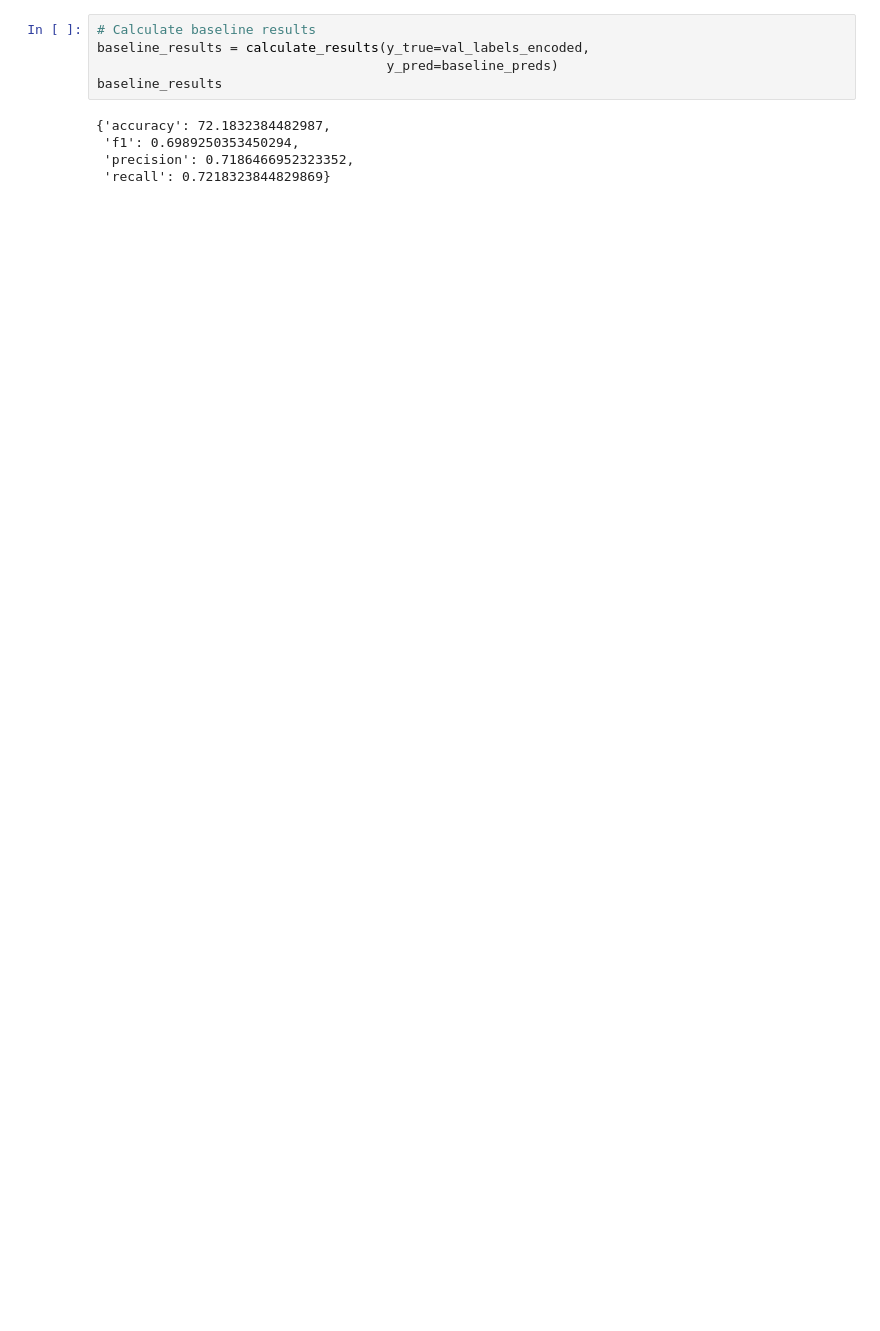
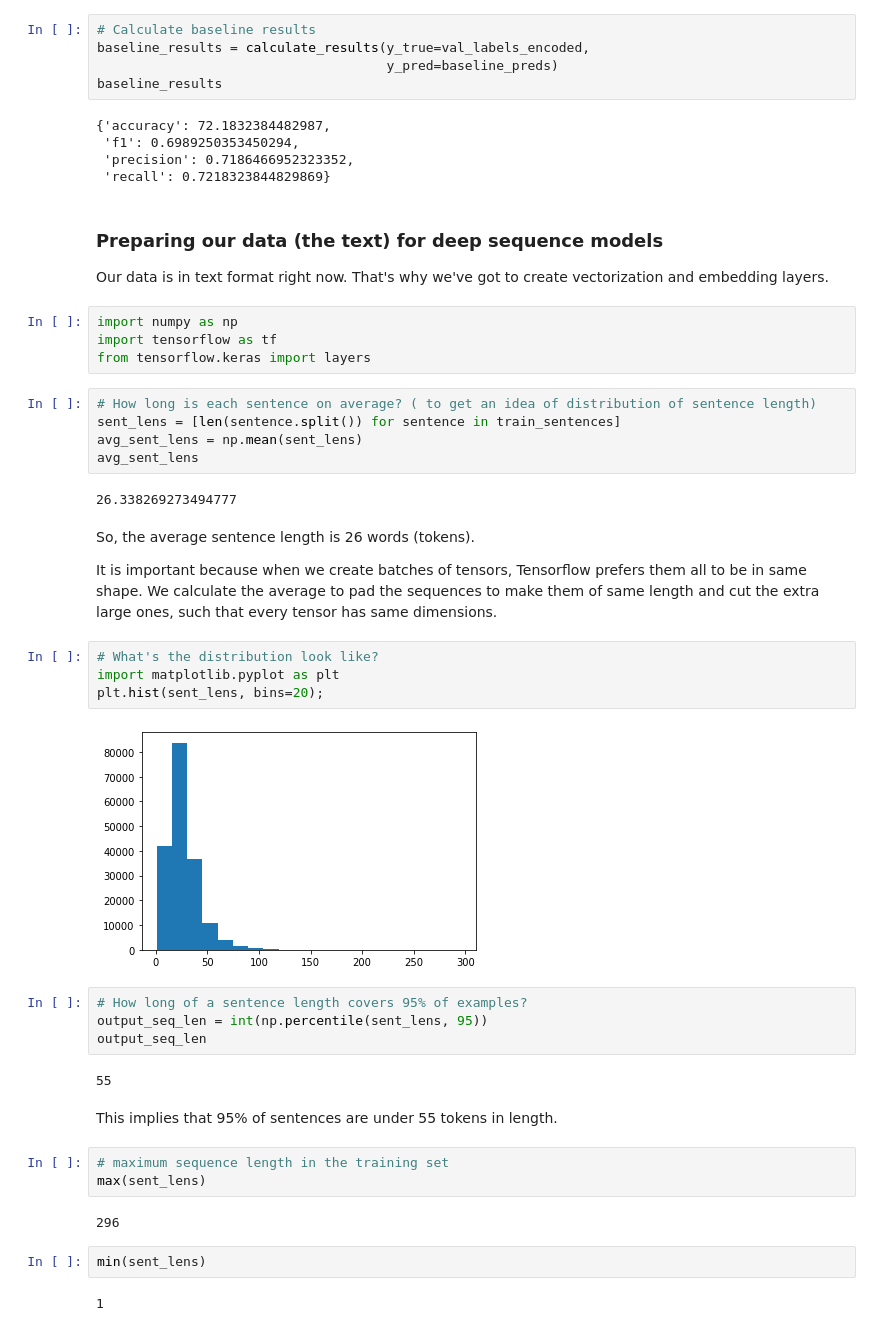
Before and after one commit to shaluc04/skimlit-sequence-sentence-classification, a Jupyter notebook: SkimLit_sequence_sentence_classification.ipynb, the cells around one changed output. Cells and saved outputs as stored; diff of their text form; blank space fills up the shorter version.

Commit message:
Added tokenization code

```diff
--- a/SkimLit_sequence_sentence_classification.ipynb
+++ b/SkimLit_sequence_sentence_classification.ipynb
@@ -363,3 +368,46 @@ baseline_results
  'f1': 0.6989250353450294,
  'precision': 0.7186466952323352,
  'recall': 0.7218323844829869}
+# %% [markdown]
+ ### Preparing our data (the text) for deep sequence models
+
+Our data is in text format right now. That's why we've got to create vectorization and embedding layers.
+# %%
+import numpy as np
+import tensorflow as tf
+from tensorflow.keras import layers
+# %%
+# How long is each sentence on average? ( to get an idea of distribution of sentence length)
+sent_lens = [len(sentence.split()) for sentence in train_sentences]
+avg_sent_lens = np.mean(sent_lens)
+avg_sent_lens
+# %% [output]
+26.338269273494777
+# %% [markdown]
+So, the average sentence length is 26 words (tokens).
+
+It is important because when we create batches of tensors, Tensorflow prefers them all to be in same shape.
+We calculate the average to pad the sequences to make them of same length and cut the extra large ones, such that every tensor has same dimensions.
+# %%
+# What's the distribution look like?
+import matplotlib.pyplot as plt
+plt.hist(sent_lens, bins=20);
+# %% [output]
+[figure, added]
+# %%
+# How long of a sentence length covers 95% of examples?
+output_seq_len = int(np.percentile(sent_lens, 95))
+output_seq_len
+# %% [output]
+55
+# %% [markdown]
+This implies that 95% of sentences are under 55 tokens in length.
+# %%
+# maximum sequence length in the training set
+max(sent_lens)
+# %% [output]
+296
+# %%
+min(sent_lens)
+# %% [output]
+1
```
Also changed, not shown: parts of 7 cells of this notebook.
